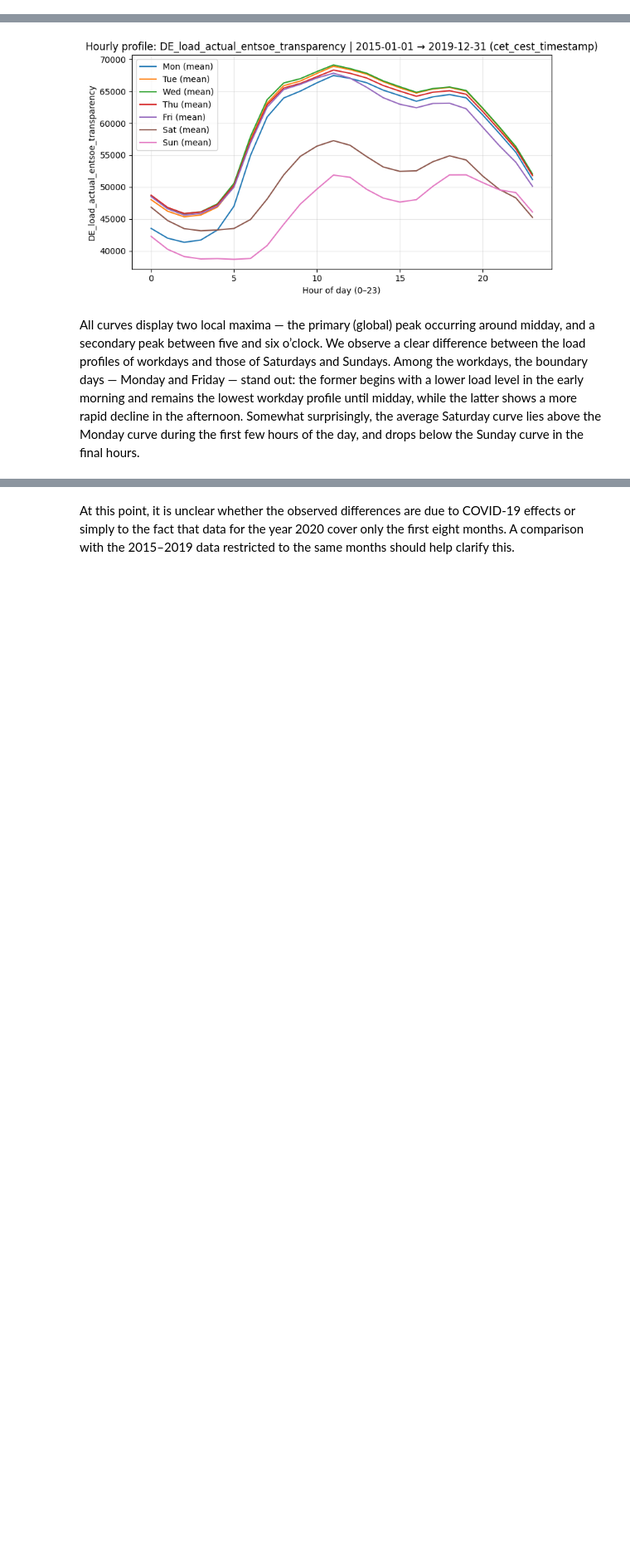
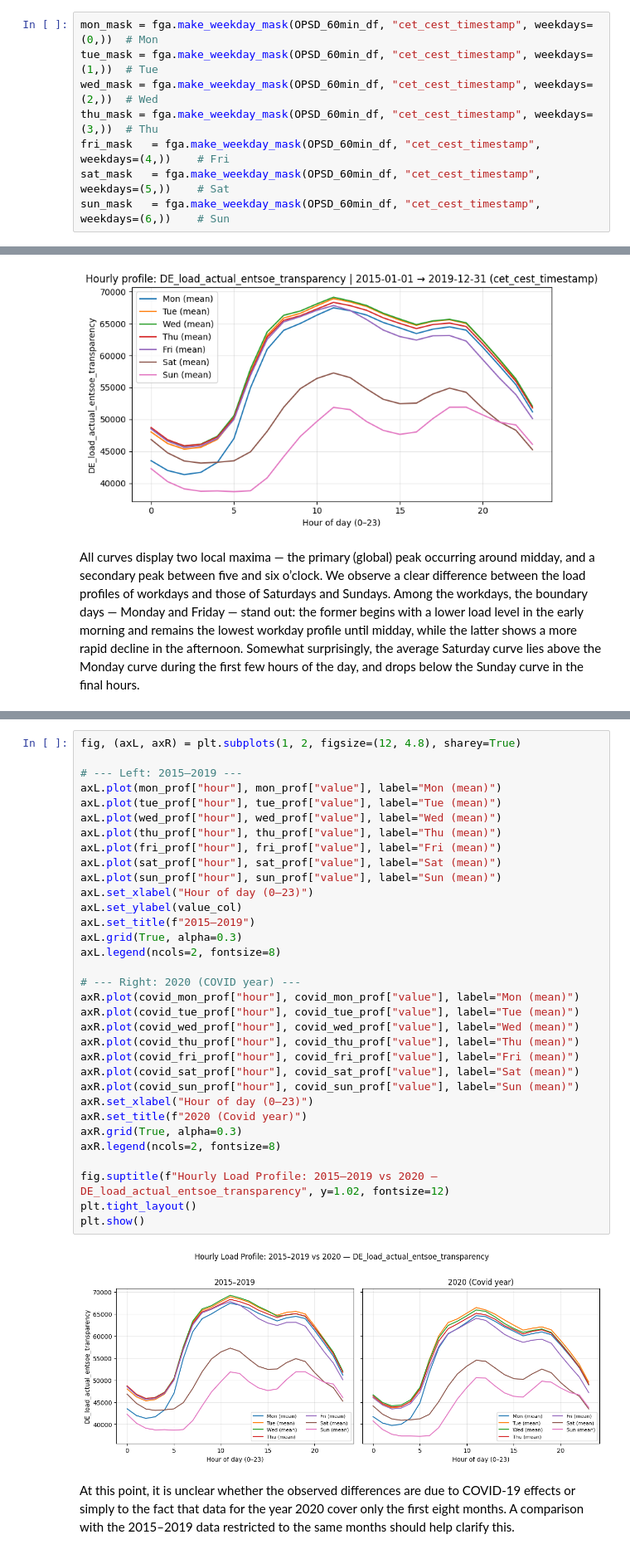
Before and after one commit to F-Skorz/electricity-demand-project, a Jupyter notebook: notebooks/01_OPSD_EDA.ipynb, the cells around one changed output, grey strips where cells are left out. Shown at 83% size. Saved outputs shown, nothing was run; the diff lists cells and outputs as text; blank space fills up the shorter version.

Commit message:
Closer look at the Covid-year 2020

```diff
--- a/notebooks/01_OPSD_EDA.ipynb
+++ b/notebooks/01_OPSD_EDA.ipynb
@@ -855,0 +1008,8 @@ First, we compare the average hourly load profiles across the days of the week.
+# %%
+mon_mask = fga.make_weekday_mask(OPSD_60min_df, "cet_cest_timestamp", weekdays=(0,))  # Mon
+tue_mask = fga.make_weekday_mask(OPSD_60min_df, "cet_cest_timestamp", weekdays=(1,))  # Tue
+wed_mask = fga.make_weekday_mask(OPSD_60min_df, "cet_cest_timestamp", weekdays=(2,))  # Wed
+thu_mask = fga.make_weekday_mask(OPSD_60min_df, "cet_cest_timestamp", weekdays=(3,))  # Thu
+fri_mask   = fga.make_weekday_mask(OPSD_60min_df, "cet_cest_timestamp", weekdays=(4,))    # Fri
+sat_mask   = fga.make_weekday_mask(OPSD_60min_df, "cet_cest_timestamp", weekdays=(5,))    # Sat
+sun_mask   = fga.make_weekday_mask(OPSD_60min_df, "cet_cest_timestamp", weekdays=(6,))    # Sun
@@ -1008,2 +1100,37 @@ plt.show()
+# %%
+fig, (axL, axR) = plt.subplots(1, 2, figsize=(12, 4.8), sharey=True)
+
+# --- Left: 2015–2019 ---
+axL.plot(mon_prof["hour"], mon_prof["value"], label="Mon (mean)")
+axL.plot(tue_prof["hour"], tue_prof["value"], label="Tue (mean)")
+axL.plot(wed_prof["hour"], wed_prof["value"], label="Wed (mean)")
+axL.plot(thu_prof["hour"], thu_prof["value"], label="Thu (mean)")
+axL.plot(fri_prof["hour"], fri_prof["value"], label="Fri (mean)")
+axL.plot(sat_prof["hour"], sat_prof["value"], label="Sat (mean)")
+axL.plot(sun_prof["hour"], sun_prof["value"], label="Sun (mean)")
+axL.set_xlabel("Hour of day (0–23)")
+axL.set_ylabel(value_col)
+axL.set_title(f"2015–2019")
+axL.grid(True, alpha=0.3)
+axL.legend(ncols=2, fontsize=8)
+
+# --- Right: 2020 (COVID year) ---
+axR.plot(covid_mon_prof["hour"], covid_mon_prof["value"], label="Mon (mean)")
+axR.plot(covid_tue_prof["hour"], covid_tue_prof["value"], label="Tue (mean)")
+axR.plot(covid_wed_prof["hour"], covid_wed_prof["value"], label="Wed (mean)")
+axR.plot(covid_thu_prof["hour"], covid_thu_prof["value"], label="Thu (mean)")
+axR.plot(covid_fri_prof["hour"], covid_fri_prof["value"], label="Fri (mean)")
+axR.plot(covid_sat_prof["hour"], covid_sat_prof["value"], label="Sat (mean)")
+axR.plot(covid_sun_prof["hour"], covid_sun_prof["value"], label="Sun (mean)")
+axR.set_xlabel("Hour of day (0–23)")
+axR.set_title(f"2020 (Covid year)")
+axR.grid(True, alpha=0.3)
+axR.legend(ncols=2, fontsize=8)
+
+fig.suptitle(f"Hourly Load Profile: 2015–2019 vs 2020 — DE_load_actual_entsoe_transparency", y=1.02, fontsize=12)
+plt.tight_layout()
+plt.show()
+# %% [output]
+[figure, added]
 # %% [markdown]
 At this point, it is unclear whether the observed differences are due to COVID-19 effects or simply to the fact that data for the year 2020 cover only the first eight months. A comparison with the 2015–2019 data restricted to the same months should help clarify this.
```
Also changed, not shown: parts of 18 cells of this notebook.
